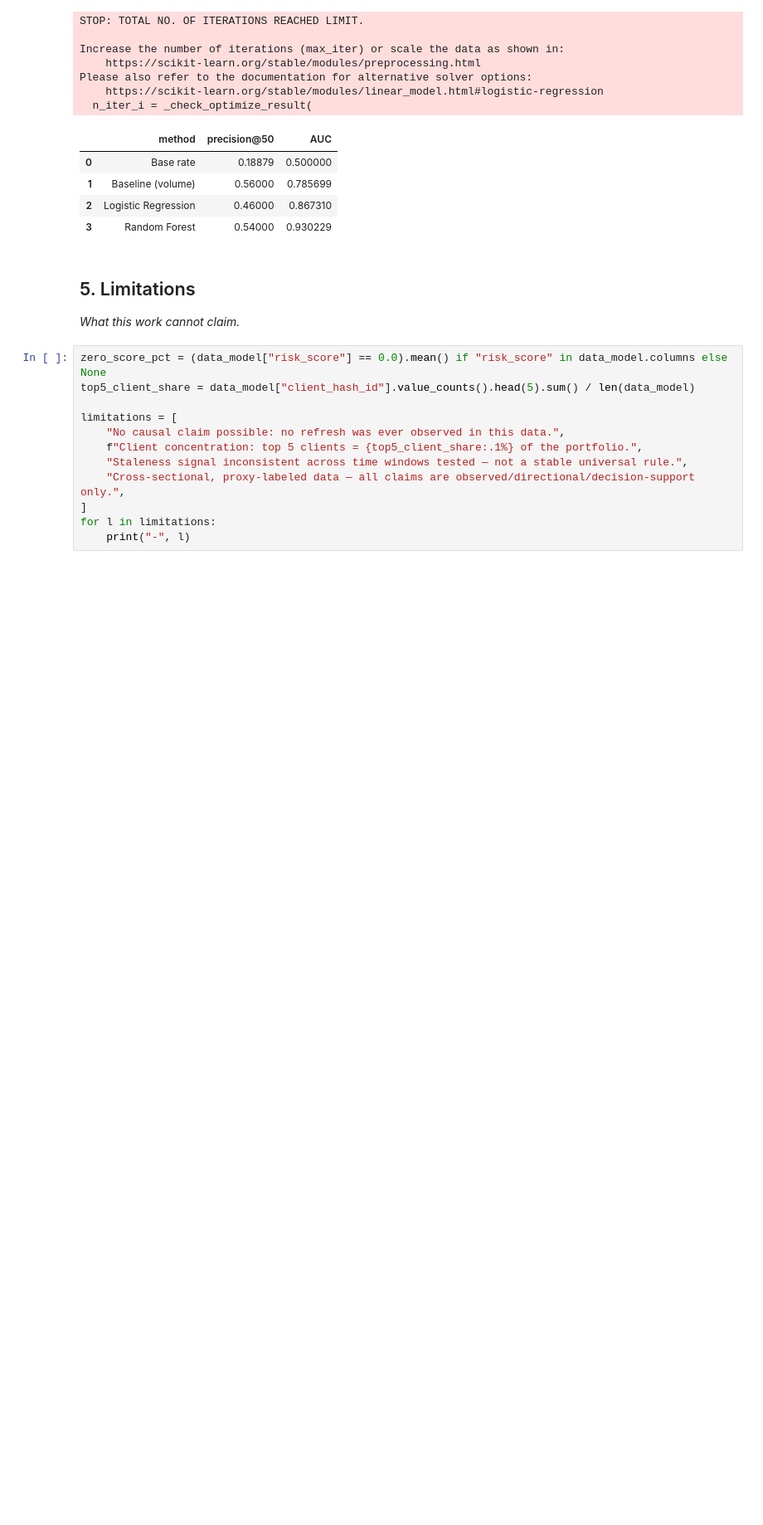
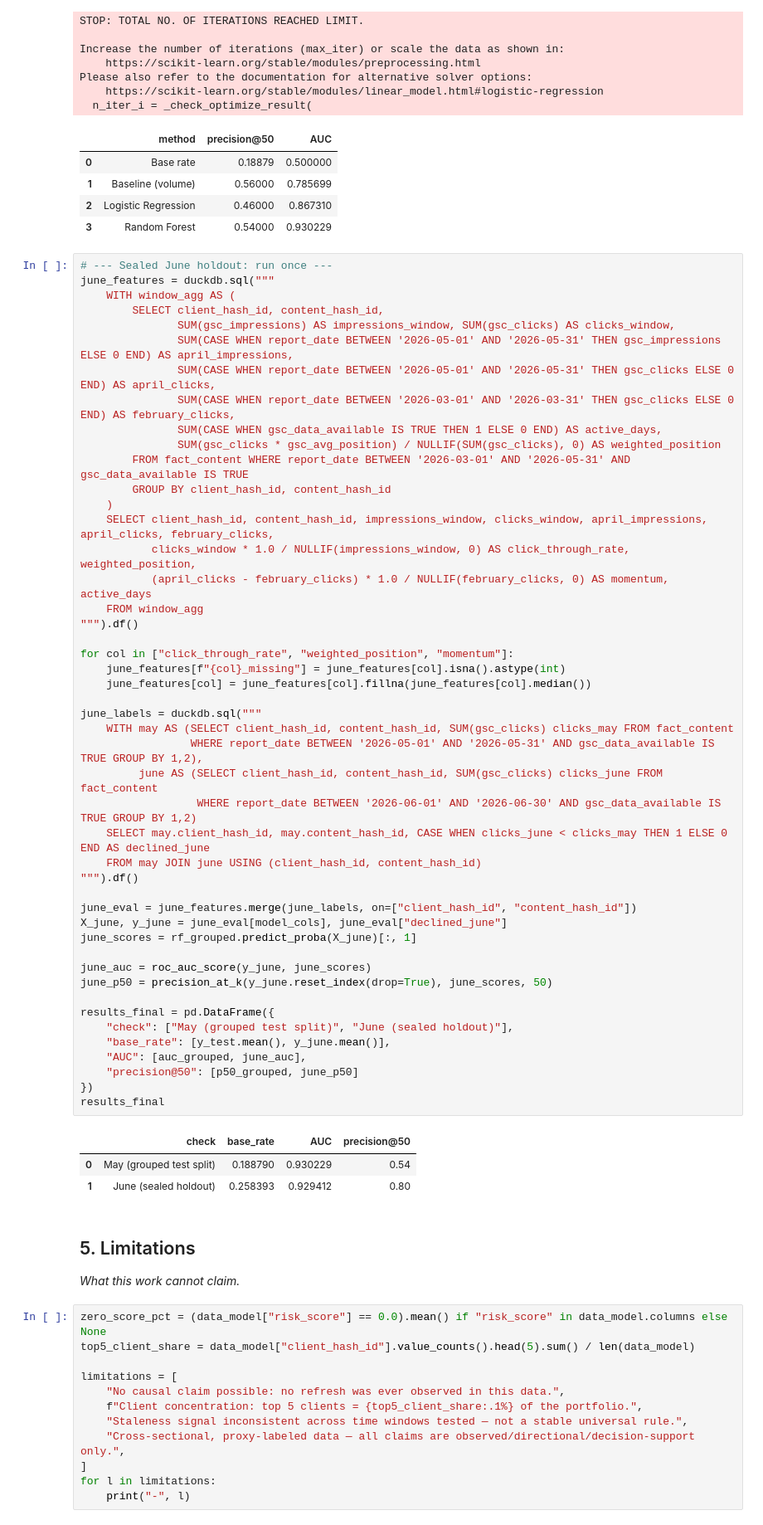
Before and after one commit to Zainab-Aijaz/FlyRank_ML_Assignment_Internship, a Jupyter notebook: work/notebooks/capstone.ipynb, the cells around one changed output. Shown at 83% size. Saved outputs shown, nothing was run; the diff lists cells and outputs as text; blank space fills up the shorter version.

```diff
--- a/work/notebooks/capstone.ipynb
+++ b/work/notebooks/capstone.ipynb
@@ -235,6 +235,57 @@ Please also refer to the documentation for alternative solver options:
 | 1 | Baseline (volume) | 0.56000 | 0.785699 |
 | 2 | Logistic Regression | 0.46000 | 0.867310 |
 | 3 | Random Forest | 0.54000 | 0.930229 |
+# %%
+# --- Sealed June holdout: run once ---
+june_features = duckdb.sql("""
+    WITH window_agg AS (
+        SELECT client_hash_id, content_hash_id,
+               SUM(gsc_impressions) AS impressions_window, SUM(gsc_clicks) AS clicks_window,
+               SUM(CASE WHEN report_date BETWEEN '2026-05-01' AND '2026-05-31' THEN gsc_impressions ELSE 0 END) AS april_impressions,
+               SUM(CASE WHEN report_date BETWEEN '2026-05-01' AND '2026-05-31' THEN gsc_clicks ELSE 0 END) AS april_clicks,
+               SUM(CASE WHEN report_date BETWEEN '2026-03-01' AND '2026-03-31' THEN gsc_clicks ELSE 0 END) AS february_clicks,
+               SUM(CASE WHEN gsc_data_available IS TRUE THEN 1 ELSE 0 END) AS active_days,
+               SUM(gsc_clicks * gsc_avg_position) / NULLIF(SUM(gsc_clicks), 0) AS weighted_position
+        FROM fact_content WHERE report_date BETWEEN '2026-03-01' AND '2026-05-31' AND gsc_data_available IS TRUE
+        GROUP BY client_hash_id, content_hash_id
+    )
+    SELECT client_hash_id, content_hash_id, impressions_window, clicks_window, april_impressions, april_clicks, february_clicks,
+           clicks_window * 1.0 / NULLIF(impressions_window, 0) AS click_through_rate, weighted_position,
+           (april_clicks - february_clicks) * 1.0 / NULLIF(february_clicks, 0) AS momentum, active_days
+    FROM window_agg
+""").df()
+
+for col in ["click_through_rate", "weighted_position", "momentum"]:
+    june_features[f"{col}_missing"] = june_features[col].isna().astype(int)
+    june_features[col] = june_features[col].fillna(june_features[col].median())
+
+june_labels = duckdb.sql("""
+    WITH may AS (SELECT client_hash_id, content_hash_id, SUM(gsc_clicks) clicks_may FROM fact_content
+                 WHERE report_date BETWEEN '2026-05-01' AND '2026-05-31' AND gsc_data_available IS TRUE GROUP BY 1,2),
+         june AS (SELECT client_hash_id, content_hash_id, SUM(gsc_clicks) clicks_june FROM fact_content
+                  WHERE report_date BETWEEN '2026-06-01' AND '2026-06-30' AND gsc_data_available IS TRUE GROUP BY 1,2)
+    SELECT may.client_hash_id, may.content_hash_id, CASE WHEN clicks_june < clicks_may THEN 1 ELSE 0 END AS declined_june
+    FROM may JOIN june USING (client_hash_id, content_hash_id)
+""").df()
+
+june_eval = june_features.merge(june_labels, on=["client_hash_id", "content_hash_id"])
+X_june, y_june = june_eval[model_cols], june_eval["declined_june"]
+june_scores = rf_grouped.predict_proba(X_june)[:, 1]
+
+june_auc = roc_auc_score(y_june, june_scores)
+june_p50 = precision_at_k(y_june.reset_index(drop=True), june_scores, 50)
+
+results_final = pd.DataFrame({
+    "check": ["May (grouped test split)", "June (sealed holdout)"],
+    "base_rate": [y_test.mean(), y_june.mean()],
+    "AUC": [auc_grouped, june_auc],
+    "precision@50": [p50_grouped, june_p50]
+})
+results_final
+# %% [output]
+|  | check | base_rate | AUC | precision@50 |
+| 0 | May (grouped test split) | 0.188790 | 0.930229 | 0.54 |
+| 1 | June (sealed holdout) | 0.258393 | 0.929412 | 0.80 |
 # %% [markdown]
 ## 5. Limitations
 
```
Also changed, not shown: parts of 2 cells of this notebook.
